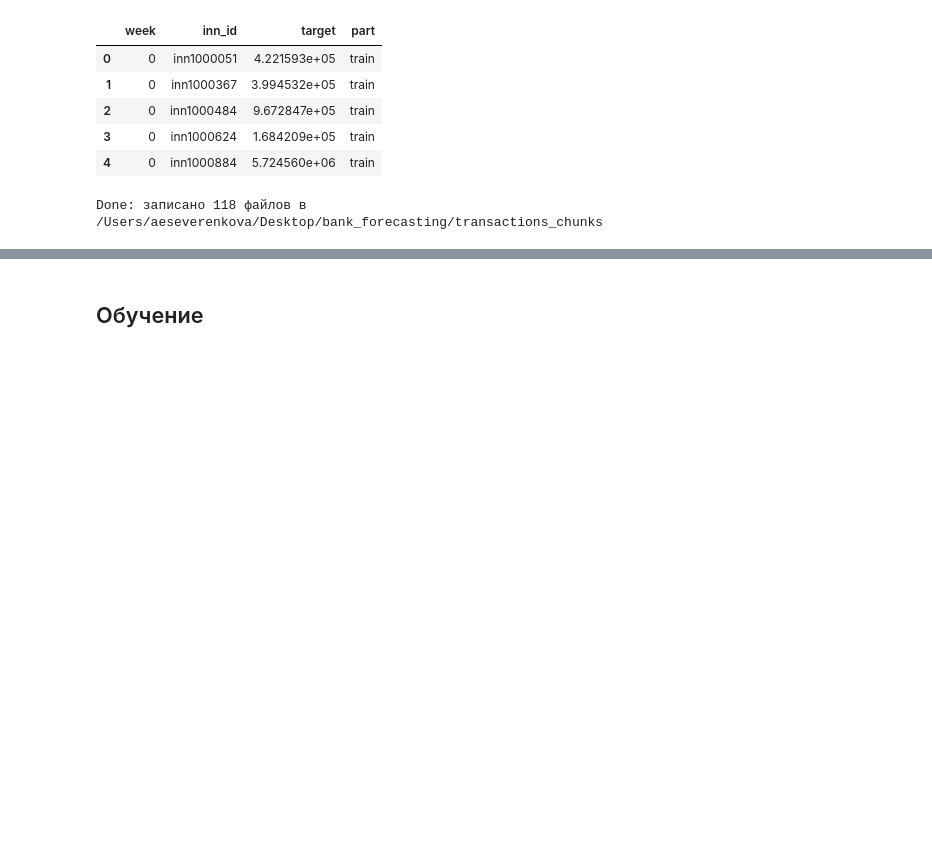
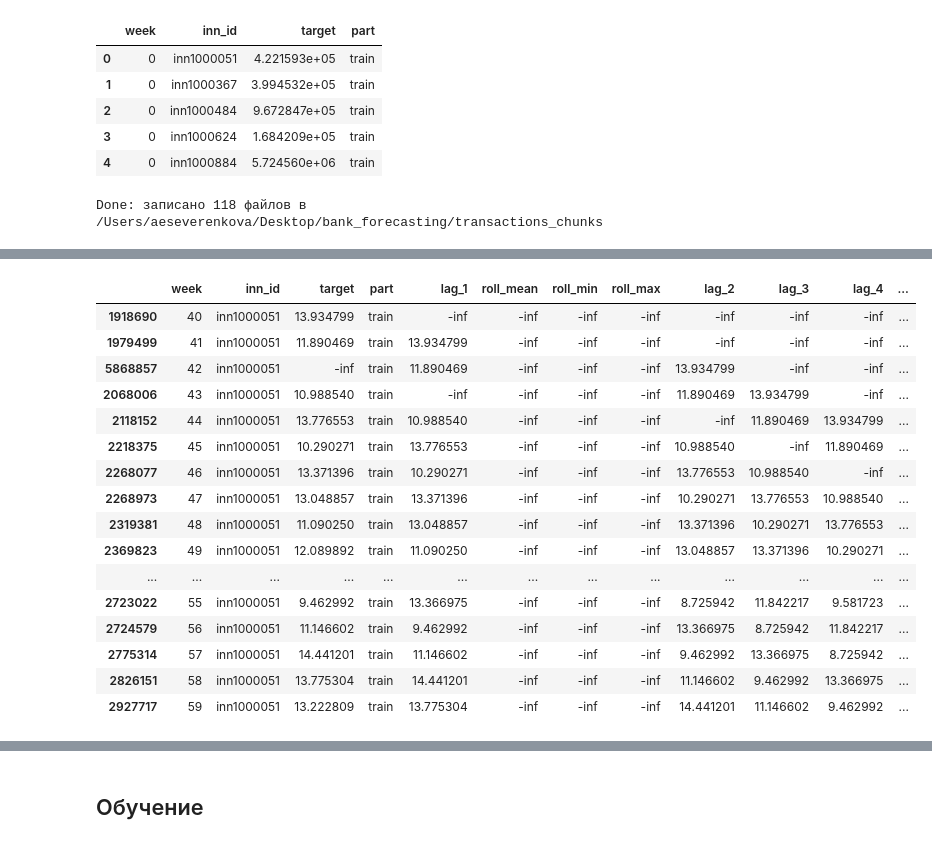
Before and after one commit to oleander-twig/bank_transfers_forecasting, a Jupyter notebook: transactions_xgboost.ipynb, the cells around one changed output, grey strips where cells are left out. Cells and saved outputs as stored; diff of their text form; code cells hidden in the pictures; blank space fills up the shorter version.

```diff
--- a/transactions_xgboost.ipynb
+++ b/transactions_xgboost.ipynb
@@ -176,0 +221,26 @@ Done: записано 118 файлов в /Users/aeseverenkova/Desktop/bank_for
+# %%
+features.fillna(0, inplace=True)
+
+numeric = ['target', 'lag_1', 'lag_2', 'lag_3', 'lag_4', 'lag_5', 'lag_6', 'lag_7', 'lag_8', 'lag_9', 'lag_10', 'lag_11', 'lag_12', 'roll_mean', 'roll_min', 'roll_max']
+for feat in numeric:
+    features[feat] = np.log(features[feat])
+
+features.head(20)
+# %% [output]
+|  | week | inn_id | target | part | lag_1 | roll_mean | roll_min | roll_max | lag_2 | lag_3 | lag_4 | ... |
+| 1918690 | 40 | inn1000051 | 13.934799 | train | -inf | -inf | -inf | -inf | -inf | -inf | -inf | ... |
+| 1979499 | 41 | inn1000051 | 11.890469 | train | 13.934799 | -inf | -inf | -inf | -inf | -inf | -inf | ... |
+| 5868857 | 42 | inn1000051 | -inf | train | 11.890469 | -inf | -inf | -inf | 13.934799 | -inf | -inf | ... |
+| 2068006 | 43 | inn1000051 | 10.988540 | train | -inf | -inf | -inf | -inf | 11.890469 | 13.934799 | -inf | ... |
+| 2118152 | 44 | inn1000051 | 13.776553 | train | 10.988540 | -inf | -inf | -inf | -inf | 11.890469 | 13.934799 | ... |
+| 2218375 | 45 | inn1000051 | 10.290271 | train | 13.776553 | -inf | -inf | -inf | 10.988540 | -inf | 11.890469 | ... |
+| 2268077 | 46 | inn1000051 | 13.371396 | train | 10.290271 | -inf | -inf | -inf | 13.776553 | 10.988540 | -inf | ... |
+| 2268973 | 47 | inn1000051 | 13.048857 | train | 13.371396 | -inf | -inf | -inf | 10.290271 | 13.776553 | 10.988540 | ... |
+| 2319381 | 48 | inn1000051 | 11.090250 | train | 13.048857 | -inf | -inf | -inf | 13.371396 | 10.290271 | 13.776553 | ... |
+| 2369823 | 49 | inn1000051 | 12.089892 | train | 11.090250 | -inf | -inf | -inf | 13.048857 | 13.371396 | 10.290271 | ... |
+| ... | ... | ... | ... | ... | ... | ... | ... | ... | ... | ... | ... | ... |
+| 2723022 | 55 | inn1000051 | 9.462992 | train | 13.366975 | -inf | -inf | -inf | 8.725942 | 11.842217 | 9.581723 | ... |
+| 2724579 | 56 | inn1000051 | 11.146602 | train | 9.462992 | -inf | -inf | -inf | 13.366975 | 8.725942 | 11.842217 | ... |
+| 2775314 | 57 | inn1000051 | 14.441201 | train | 11.146602 | -inf | -inf | -inf | 9.462992 | 13.366975 | 8.725942 | ... |
+| 2826151 | 58 | inn1000051 | 13.775304 | train | 14.441201 | -inf | -inf | -inf | 11.146602 | 9.462992 | 13.366975 | ... |
+| 2927717 | 59 | inn1000051 | 13.222809 | train | 13.775304 | -inf | -inf | -inf | 14.441201 | 11.146602 | 9.462992 | ... |
```
Also changed, not shown: parts of 4 cells of this notebook.
